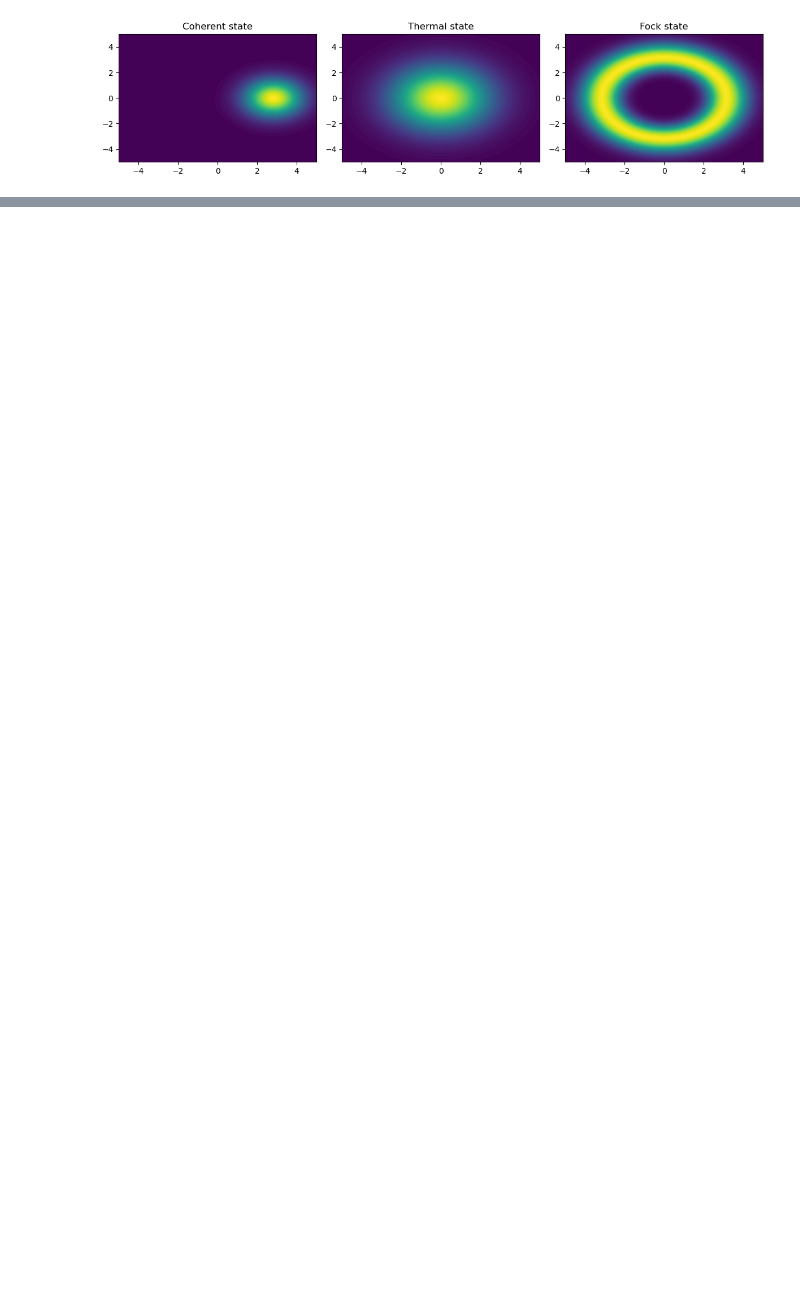
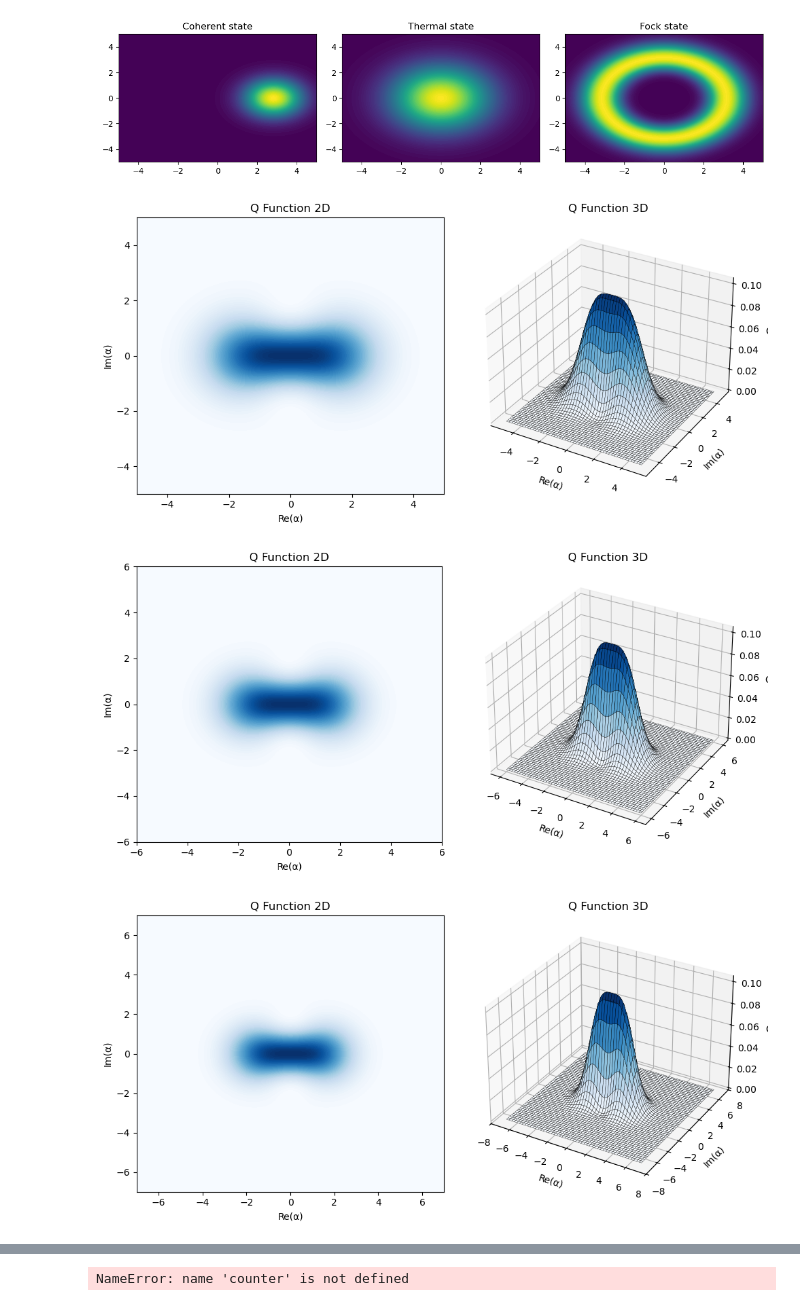
Before and after one commit to AnasMSN/QuantumLM, a Jupyter notebook: generator_hushimifunction_image_blues.ipynb, the cells around one changed output, grey strips where cells are left out. Cells and saved outputs as stored; diff of their text form; code cells hidden in the pictures; blank space fills up the shorter version.

Commit message:
refactor: clean data

```diff
--- a/generator_hushimifunction_image_blues.ipynb
+++ b/generator_hushimifunction_image_blues.ipynb
@@ -34,3 +98,38 @@ plt.tight_layout()
 plt.show()
 # %% [output]
 [figure]
+# %%
+for N in N_values:
+    for alpha in alpha_values:
+        state_name = "Cat state"
+        try:
+            rho_cat = (coherent(N, alpha) + coherent(N, -alpha)).unit()
+
+            # loop through each lin_space
+            for idx, xvec in enumerate(lin_space):
+                W = qfunc(rho_cat, xvec, xvec)
+
+                image_path = os.path.join(
+                    output_dir,
+                    f"{state_name.replace(' ', '_')}_N{N}_alpha{alpha}_linspace{lin_space_idx[idx]}.png"
+                )
+
+                # Plot 2D & 3D side by side
+                plot_and_save_qfunc(rho_cat, xvec, image_path)
+
+                ground_truth = (
+                    f"This is a {state_name.lower()} with alpha={alpha}, "
+                    f"number of qubits={N} in the linear space -{lin_space_idx[idx]} to {lin_space_idx[idx]}."
+                )
+                data.append([image_path, state_name, "", ground_truth])
+
+        except Exception as e:
+            print(f"Error generating {state_name} state (N={N}, alpha={alpha}): {e}")
+
+        counter += 1
+        if counter % 10 == 0:
+            time.sleep(1)
+# %% [output]
+[figure, added]
+[figure, added]
+[figure, added]
@@ -36,0 +139 @@ plt.show()
+NameError: name 'counter' is not defined
```
Also changed, not shown: parts of 2 cells of this notebook, 14 other files.
